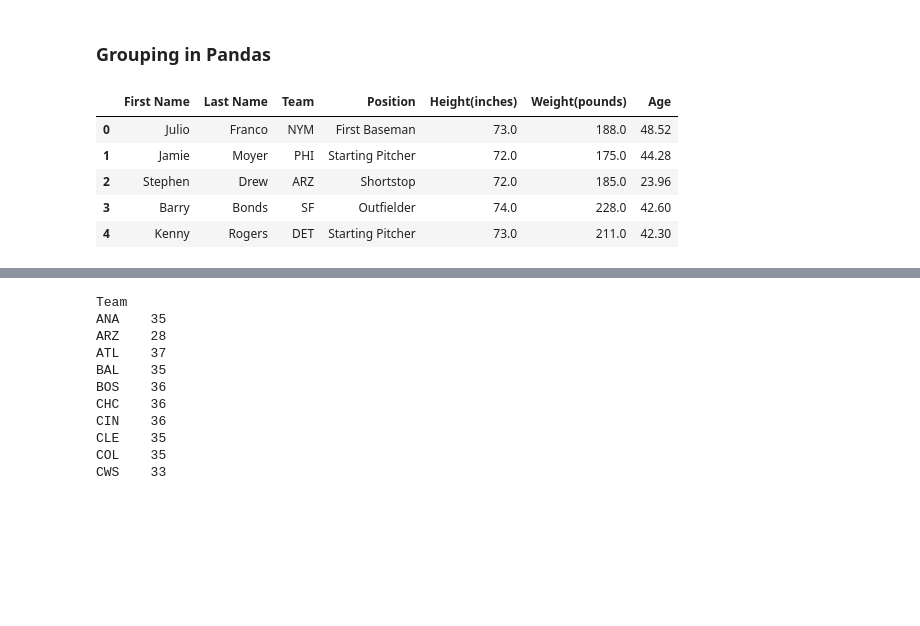
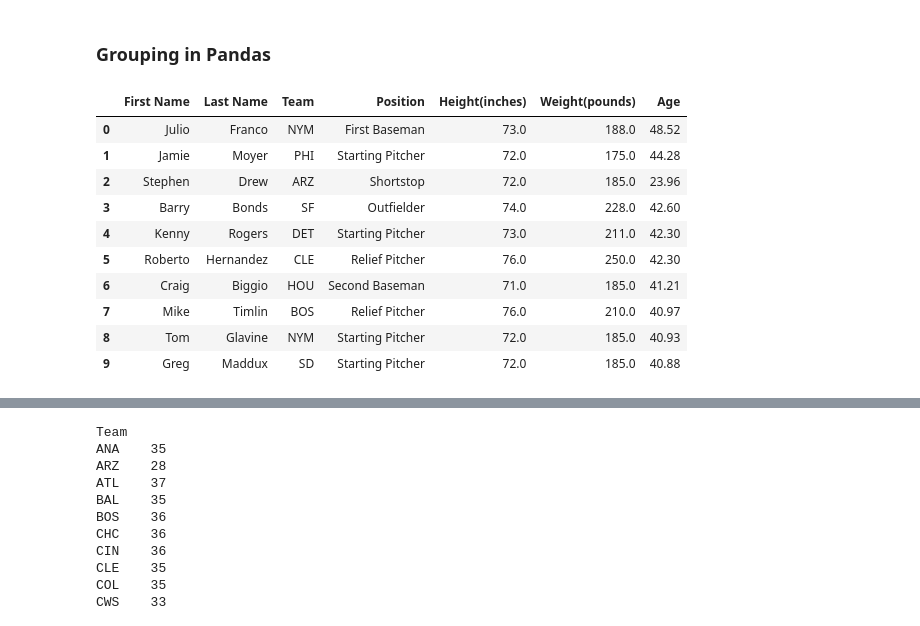
Before and after one commit to liliana3186/DataManipulationPandas, a Jupyter notebook: Data Manipulation with Pandas.ipynb, the cells around one changed output, grey strips where cells are left out. Cells and saved outputs as stored; diff of their text form; code cells hidden in the pictures; blank space fills up the shorter version.

Commit message:
Data Manipulations with Pandas.

```diff
--- a/Data Manipulation with Pandas.ipynb
+++ b/Data Manipulation with Pandas.ipynb
@@ -398,14 +398,19 @@ Duplicate_rows.drop_duplicates(subset='Movies')
 # %%
 #Read the CSV fro MLB Data
 data = pd.read_csv ('../DataManipulationPandas/datasets/MLBData.csv')
-data.head()
+data.head(10)
 # %% [output]
 |  | First Name | Last Name | Team | Position | Height(inches) | Weight(pounds) | Age |
 | 0 | Julio | Franco | NYM | First Baseman | 73.0 | 188.0 | 48.52 |
 | 1 | Jamie | Moyer | PHI | Starting Pitcher | 72.0 | 175.0 | 44.28 |
 | 2 | Stephen | Drew | ARZ | Shortstop | 72.0 | 185.0 | 23.96 |
 | 3 | Barry | Bonds | SF | Outfielder | 74.0 | 228.0 | 42.60 |
 | 4 | Kenny | Rogers | DET | Starting Pitcher | 73.0 | 211.0 | 42.30 |
+| 5 | Roberto | Hernandez | CLE | Relief Pitcher | 76.0 | 250.0 | 42.30 |
+| 6 | Craig | Biggio | HOU | Second Baseman | 71.0 | 185.0 | 41.21 |
+| 7 | Mike | Timlin | BOS | Relief Pitcher | 76.0 | 210.0 | 40.97 |
+| 8 | Tom | Glavine | NYM | Starting Pitcher | 72.0 | 185.0 | 40.93 |
+| 9 | Greg | Maddux | SD | Starting Pitcher | 72.0 | 185.0 | 40.88 |
 # %%
 #checking the index information
 data.index
```
Also changed, not shown: parts of 16 cells of this notebook.
